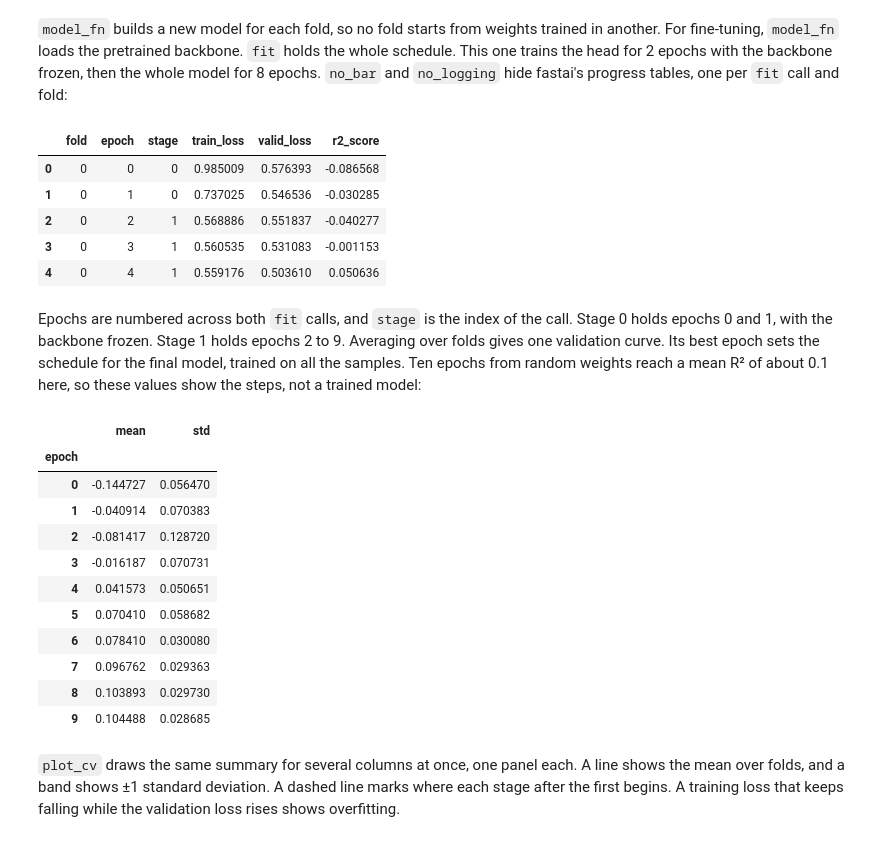
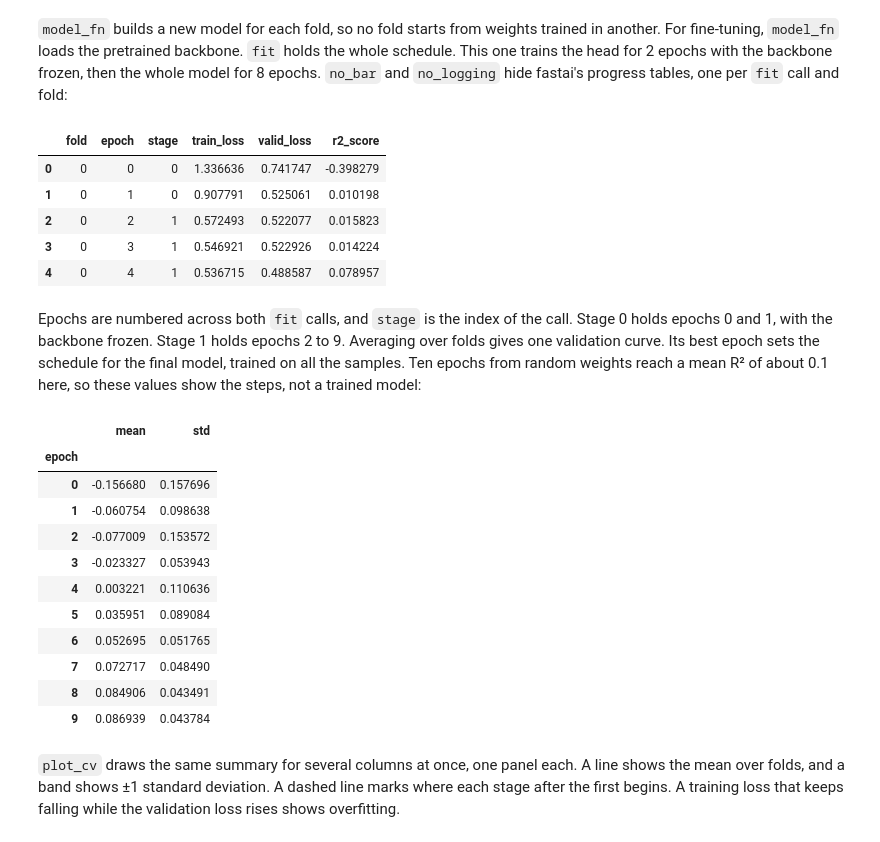
Before and after one commit to franckalbinet/soilspecdl, a Jupyter notebook: nbs/04_learner.ipynb, the cells around one changed output. Saved outputs shown, nothing was run; the diff lists cells and outputs as text; code cells hidden in the pictures.

```diff
--- a/nbs/04_learner.ipynb
+++ b/nbs/04_learner.ipynb
@@ -62,7 +62,7 @@ The examples train on the toy dataset from `soilspecdl.datasets`, predicting exc
 # %%
 toy = load_toy_kssl()
 X, y, ids = toy.xy('k.ext_usda.a725_cmolc.kg')
-dls, test_idx = get_spectral_dls(X, y.flatten(), toy.wavenumbers, batch_tfms=[StandardizeSpectrum()])
+dls, test_idx = get_spectral_dls(X, y.flatten(), toy.wavenumbers, batch_tfms=[BatchSNV()])
 # %% [markdown]
 The optimizer has one parameter group for the backbone and one for the head:
 # %%
@@ -148,22 +148,22 @@ def cross_validate(
 # %%
 def fit(learn):
     with learn.no_bar(), learn.no_logging():
         learn.freeze()
         learn.fit_one_cycle(2, lr_max=1e-3)
         learn.unfreeze()
         learn.fit_one_cycle(8, lr_max=slice(1e-5, 1e-3))
 
-res = cross_validate(X, y.flatten(), toy.wavenumbers, model_fn=SpectralCNN, fit=fit, batch_tfms=[StandardizeSpectrum()])
+res = cross_validate(X, y.flatten(), toy.wavenumbers, model_fn=SpectralCNN, fit=fit, batch_tfms=[BatchSNV()])
 test_eq(len(res), 5 * 10)
 test_eq(res.groupby('stage')['epoch'].unique().map(list).tolist(), [[0, 1], list(range(2, 10))])
 res.head()
 # %% [output]
 |  | fold | epoch | stage | train_loss | valid_loss | r2_score |
-| 0 | 0 | 0 | 0 | 0.985009 | 0.576393 | -0.086568 |
-| 1 | 0 | 1 | 0 | 0.737025 | 0.546536 | -0.030285 |
-| 2 | 0 | 2 | 1 | 0.568886 | 0.551837 | -0.040277 |
-| 3 | 0 | 3 | 1 | 0.560535 | 0.531083 | -0.001153 |
-| 4 | 0 | 4 | 1 | 0.559176 | 0.503610 | 0.050636 |
+| 0 | 0 | 0 | 0 | 1.336636 | 0.741747 | -0.398279 |
+| 1 | 0 | 1 | 0 | 0.907791 | 0.525061 | 0.010198 |
+| 2 | 0 | 2 | 1 | 0.572493 | 0.522077 | 0.015823 |
+| 3 | 0 | 3 | 1 | 0.546921 | 0.522926 | 0.014224 |
+| 4 | 0 | 4 | 1 | 0.536715 | 0.488587 | 0.078957 |
 # %% [markdown]
 Epochs are numbered across both `fit` calls, and `stage` is the index of the call. Stage 0 holds epochs 0 and 1, with the backbone frozen. Stage 1 holds epochs 2 to 9. Averaging over folds gives one validation curve. Its best epoch sets the schedule for the final model, trained on all the samples. Ten epochs from random weights reach a mean R² of about 0.1 here, so these values show the steps, not a trained model:
 # %%
@@ -171,16 +171,16 @@ res.groupby('epoch')['r2_score'].agg(['mean', 'std'])
 # %% [output]
 |  | mean | std |
 | epoch |  |  |
-| 0 | -0.144727 | 0.056470 |
-| 1 | -0.040914 | 0.070383 |
-| 2 | -0.081417 | 0.128720 |
-| 3 | -0.016187 | 0.070731 |
-| 4 | 0.041573 | 0.050651 |
-| 5 | 0.070410 | 0.058682 |
-| 6 | 0.078410 | 0.030080 |
-| 7 | 0.096762 | 0.029363 |
-| 8 | 0.103893 | 0.029730 |
-| 9 | 0.104488 | 0.028685 |
+| 0 | -0.156680 | 0.157696 |
+| 1 | -0.060754 | 0.098638 |
+| 2 | -0.077009 | 0.153572 |
+| 3 | -0.023327 | 0.053943 |
+| 4 | 0.003221 | 0.110636 |
+| 5 | 0.035951 | 0.089084 |
+| 6 | 0.052695 | 0.051765 |
+| 7 | 0.072717 | 0.048490 |
+| 8 | 0.084906 | 0.043491 |
+| 9 | 0.086939 | 0.043784 |
 # %% [markdown]
 `plot_cv` draws the same summary for several columns at once, one panel each. A line shows the mean over folds, and a band shows ±1 standard deviation. A dashed line marks where each stage after the first begins. A training loss that keeps falling while the validation loss rises shows overfitting.
 # %%
```
Also changed, not shown: parts of 5 cells of this notebook, 8 other files.
